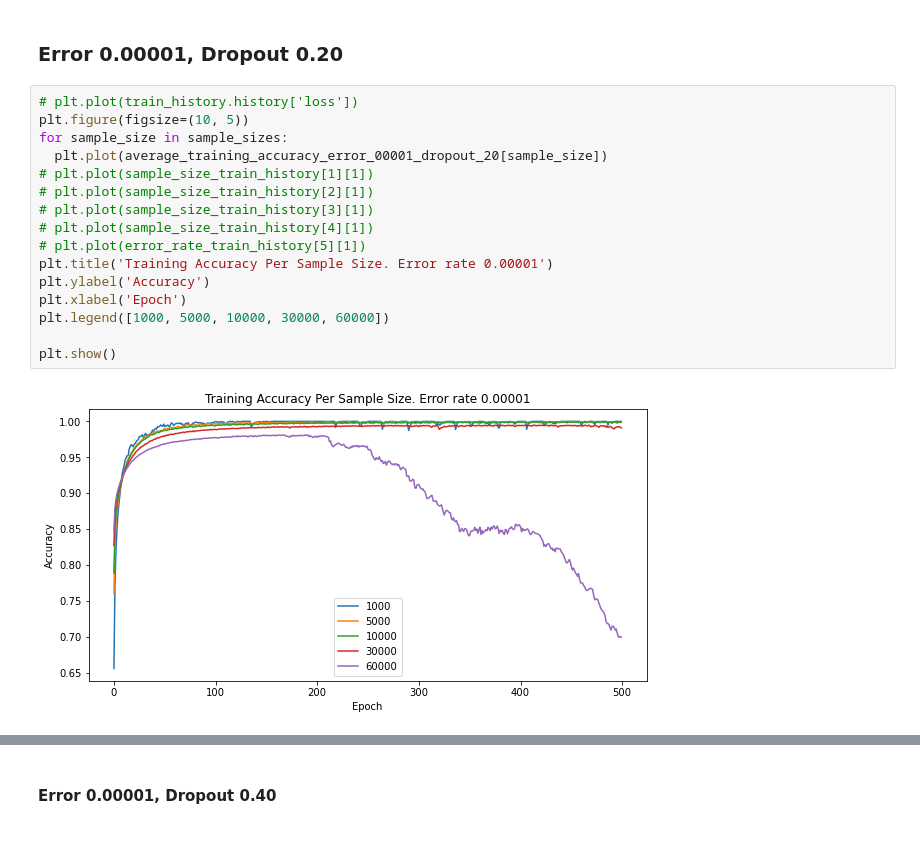
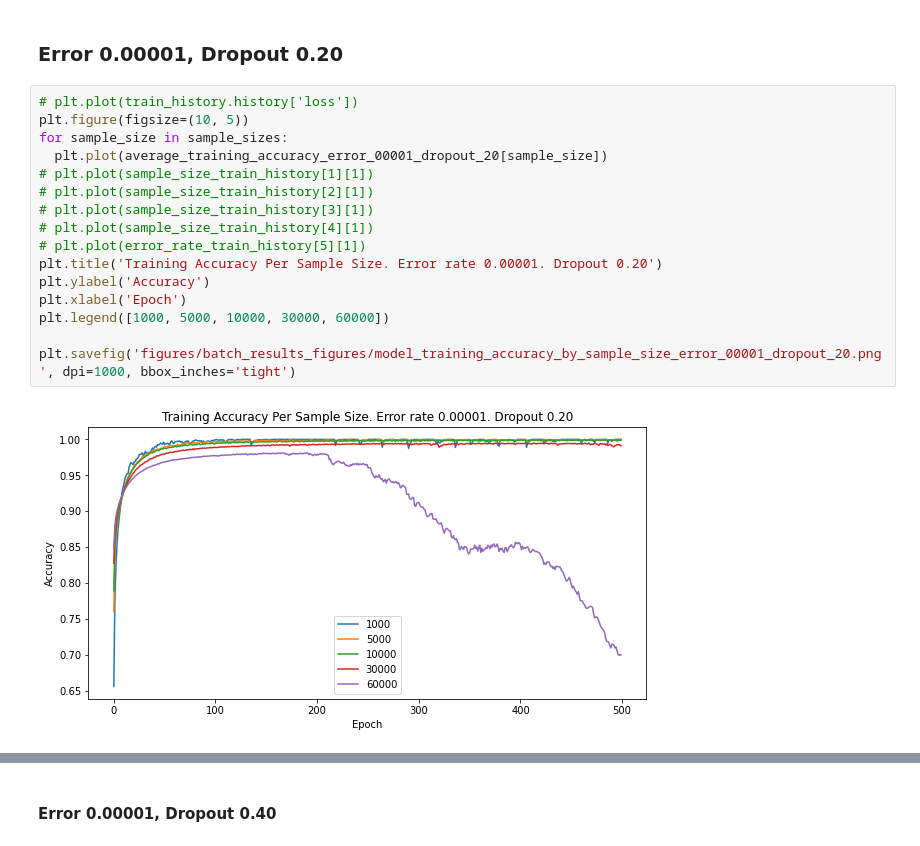
Before and after one commit to dPhanekham/tf2_error_injection, a Jupyter notebook: iris_inject_errors/batch_results_charts.ipynb, the cells around one changed output, grey strips where cells are left out. Saved outputs shown, nothing was run; the diff lists cells and outputs as text.

Commit message:
add new tests and figures

```diff
--- a/iris_inject_errors/batch_results_charts.ipynb
+++ b/iris_inject_errors/batch_results_charts.ipynb
@@ -342,21 +343,21 @@ plt.show()
 # %%
 # plt.plot(train_history.history['loss'])
 plt.figure(figsize=(10, 5))
 for sample_size in sample_sizes:
   plt.plot(average_training_accuracy_error_00001_dropout_20[sample_size])
 # plt.plot(sample_size_train_history[1][1])
 # plt.plot(sample_size_train_history[2][1])
 # plt.plot(sample_size_train_history[3][1])
 # plt.plot(sample_size_train_history[4][1])
 # plt.plot(error_rate_train_history[5][1])
-plt.title('Training Accuracy Per Sample Size. Error rate 0.00001')
+plt.title('Training Accuracy Per Sample Size. Error rate 0.00001. Dropout 0.20')
 plt.ylabel('Accuracy')
 plt.xlabel('Epoch')
 plt.legend([1000, 5000, 10000, 30000, 60000])
 
-plt.show()
+plt.savefig('figures/batch_results_figures/model_training_accuracy_by_sample_size_error_00001_dropout_20.png', dpi=1000, bbox_inches='tight')
 # %% [output]
-[figure, old version]
+[figure, new version]
 # %%
 # plt.plot(train_history.history['loss'])
 plt.figure(figsize=(10, 5))
```
Also changed, not shown: parts of 22 cells of this notebook, 25 other files.
